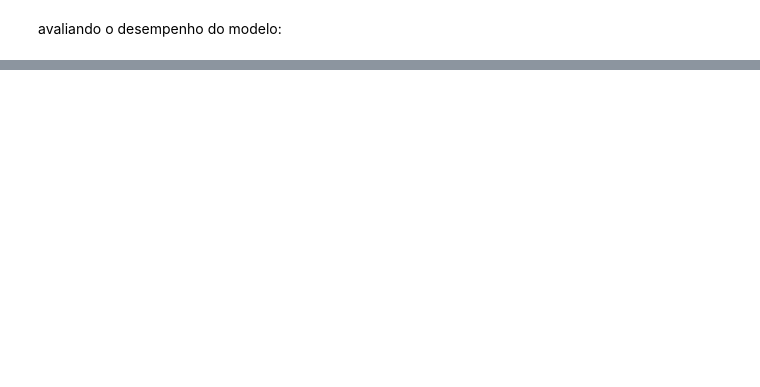
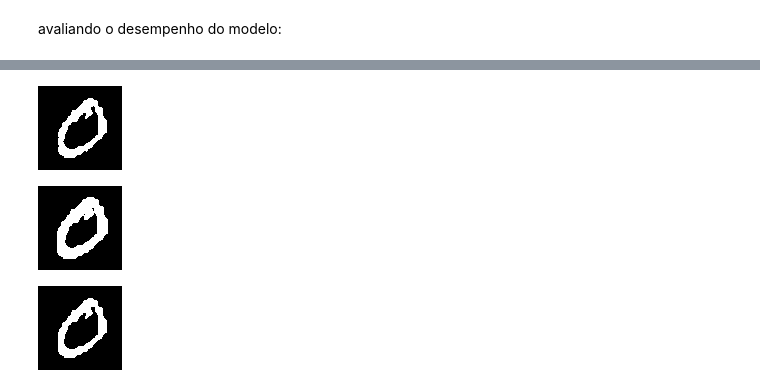
Before and after one commit to kamillafsilva/ocr-mnist, a Jupyter notebook: ocr-mnist.ipynb, the cells around one changed output, grey strips where cells are left out. Saved outputs shown, nothing was run; the diff lists cells and outputs as text; code cells hidden in the pictures; blank space fills up the shorter version.

```diff
--- a/ocr-mnist.ipynb
+++ b/ocr-mnist.ipynb
@@ -50,0 +184,20 @@ ConfusionMatrixDisplay.from_predictions(y_train, y_train_pred, sample_weight=sam
+# %%
+img = X[1].reshape(28, 28).astype('uint8')
+
+img_resized = cv2.resize(img, (img.shape[1]*3, img.shape[0]*3), interpolation=cv2.INTER_LANCZOS4)
+sharpen_kernel = np.array([[-1,-1,-1], [-1,9,-1], [-1,-1,-1]])
+img_sharpen = cv2.filter2D(img_resized, -1, sharpen_kernel)
+img_thresh = cv2.threshold(img_sharpen, 0, 255, cv2.THRESH_BINARY + cv2.THRESH_OTSU)[1]
+
+cv2_imshow(img_thresh)
+
+kernel = cv2.getStructuringElement(cv2.MORPH_RECT,(3, 3))
+img_dilate = cv2.dilate(img_thresh, kernel, iterations = 1)
+cv2_imshow(img_dilate)
+
+img_erode = cv2.erode(img_dilate, kernel, iterations = 1)
+cv2_imshow(img_erode)
+# %% [output]
+[figure, added]
+[figure, added]
+[figure, added]
```
Also changed, not shown: parts of 19 cells of this notebook.
